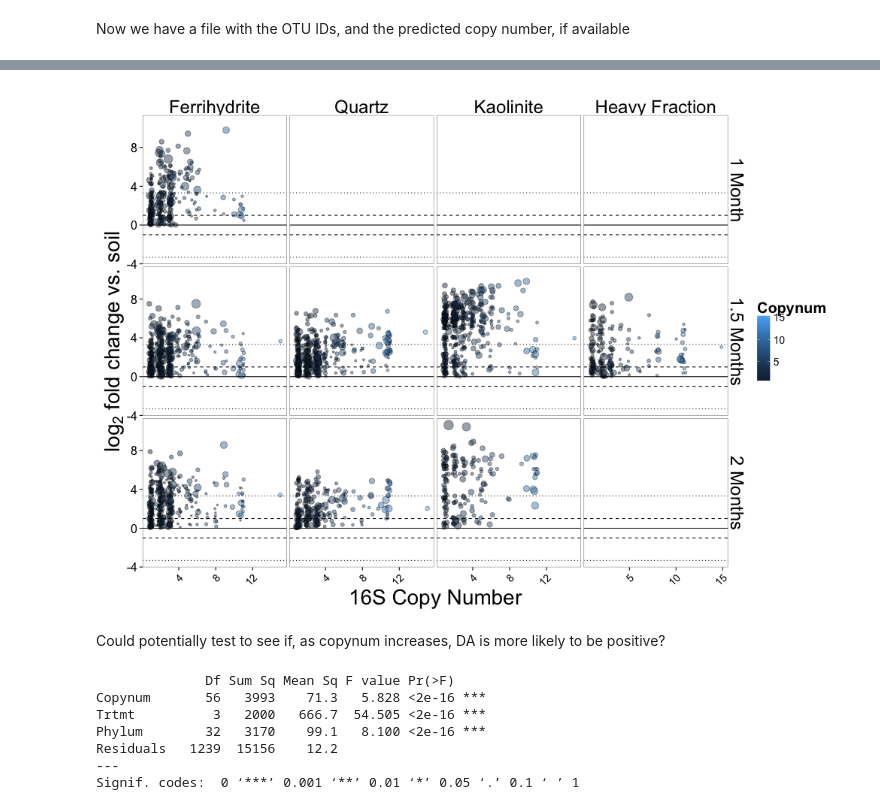
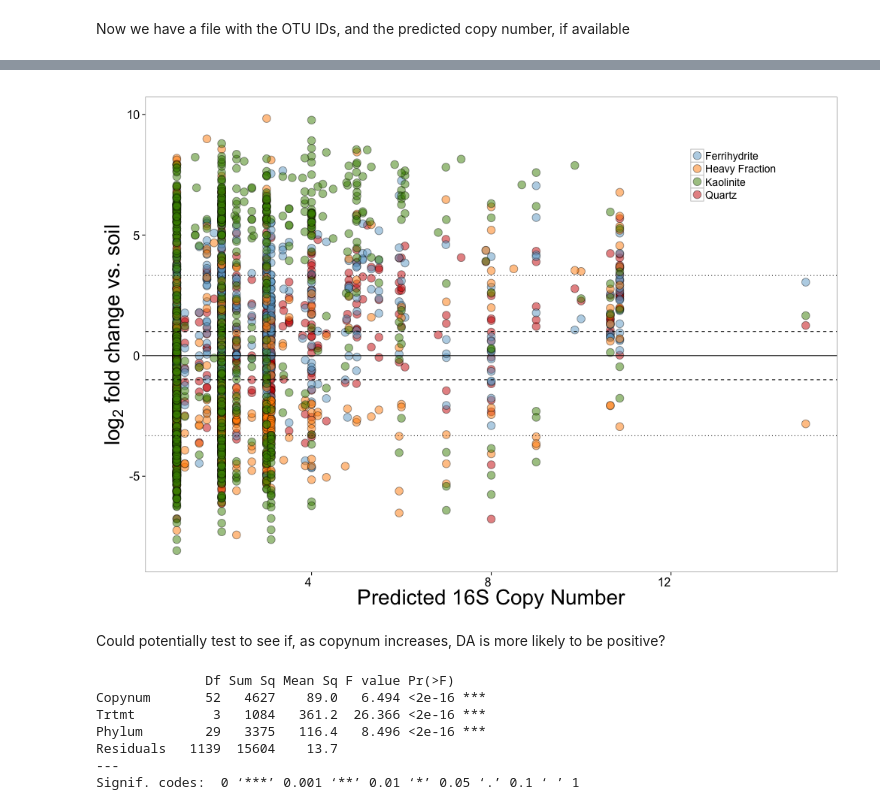
Before and after one commit to TheaWhitman/Mineral16S, a Jupyter notebook: manuscript_figures/16S_Copy_Number_Figures.ipynb, the cells around one changed output, grey strips where cells are left out. Cells and saved outputs as stored; diff of their text form; code cells hidden in the pictures.

```diff
--- a/manuscript_figures/16S_Copy_Number_Figures.ipynb
+++ b/manuscript_figures/16S_Copy_Number_Figures.ipynb
@@ -106,7 +117,8 @@ output_fh.close()
 Now we have a file with the OTU IDs, and the predicted copy number, if available
 # %%
 %%R
-l2fc = read.csv("../../SeqData/l2fc.csv")
+#l2fc = read.csv("../../SeqData/l2fc.csv")
+l2fc = read.csv("../../SeqData/l2fcCombMonths.csv")
 # %%
 %%R
 copynum = read.csv("../../SeqData/otus.genuses.csv", header=FALSE, col.names = c("OTU","Genus","Copynum"))
@@ -116,4 +149,8 @@ validOTUs = copynum$OTU
 l2fcOTUs = unique(l2fc$OTU)
 l2fc$Copynum = "NA"
 i=0
-while (i < length(l2fcOTUs)) {OTU = paste(l2fcOTUs[i]);l2fc[l2fc$OTU==OTU,17] = copynum[copynum$OTU==OTU,]$Copynum;i=i+1}
+while (i <= length(l2fcOTUs)) {
+    OTU = paste(l2fcOTUs[i]);
+    l2fc[l2fc$OTU==OTU,16] = copynum[copynum$OTU==OTU,]$Copynum;
+    i=i+1
+}
@@ -138,43 +164,23 @@ cutoff = 0
 d = l2fc
 d$Copynum = as.numeric(d$Copynum)
 
-d = group_by(d, Trtmt, Month) %>%
+d = group_by(d, Trtmt) %>%
     mutate(sig = ifelse(padj<FDR,1,0))%>%
-    mutate(relabund=baseMean/Total)%>%
     filter(pvalue != 'NA')%>%
-    filter(l2FC>cutoff)%>%
+#    filter(l2FC>cutoff)%>%
     filter(Copynum != "NA")
 # This compares it to the whole sample, not just the signficantly increased subset in l2fc
 
-d$MonthName = ifelse(d$Month==2,"1 Month",(ifelse(d$Month==2.5, "1.5 Months","2 Months")))
-d$MonthName = paste(d$MonthName)
-# Creates a "strip" column of d with Months
+#d$Trtmt = ordered(d$Trtmt, levels = c("Ferrihydrite", "Quartz", "Kaolinite", "Heavy Fraction"))
 
-
-max.l2FC = ddply(d, .(Phylum), summarize, M = max(l2FC))
-# makes a dataframe with the maximum value of log2Fold change for each phylum
-d$Phylum = factor(d$Phylum, max.l2FC[order(-max.l2FC$M),]$Phylum)
-# takes our phylum column, and arranges it in order of our log2FoldChange values
-
-d$Trtmt = ordered(d$Trtmt, levels = c("Ferrihydrite", "Quartz", "Kaolinite", "Heavy Fraction"))
-
-p = ggplot(d, aes(x = Copynum, y = l2FC, fill = Copynum, size = relabund))
+p = ggplot(d, aes(x = Copynum, y = l2FC, fill=Trtmt))
 # establishing our plot is based on the data table d, with our x being the phylum, and the y being log2fold change,
 # and the colour being based on our "yes" or "no" column in the d data table.
 
-p = p + facet_grid(~MonthName~Trtmt, scales="free_x")
-# saying we want it to present the data separately for our two variables (trtmt and month), in 2 columns
+#p = p + facet_grid(~Trtmt, scales="free_x")
+# saying we want it to present the data separately for our variables (trtmt), in 2 columns
 
-d$sig = as.factor(d$sig)
-
-#d.yes = d[d$sig==1,]
-#d.no = d[d$sig==0,]
-
-#p = p + geom_point(data=d.yes, aes(x = Copynum, y = l2FC, fill = Copynum, size=relabund), shape = 21, alpha=0.4, position = position_jitter(w = 0.20))
-#p = p + geom_point(data=d.no, aes(x = Copynum, y = l2FC, fill = sig, size=relabund), shape = 21, alpha=0.3, position = position_jitter(w = 0.20))
-
-
-p = p + geom_point(shape = 21, alpha=0.45, position = position_jitter(w = 0.20), aes(size = relabund))
+p = p + geom_point(shape = 21, alpha=0.5, size=5)
 # sets the points size and shape, and offsets them slightly (jitter) so they're not right on top of each other
 
 p = p + scale_size_continuous("log(Relative\nAbundance)",trans="log",guide="none")
@@ -184,37 +190,37 @@ p = p + geom_hline(y = -1, linetype=2)
 p = p + geom_hline(y = 3.3219, linetype=3)
 p = p + geom_hline(y = -3.3219, linetype=3)
 p = p + geom_hline(y = 0.0, linetype=1)
 # puts in horizontal lines at reference values
 
 p = p + theme_bw()
 # sets a theme
 
 p = p + theme(strip.text.x = element_text(size = 24),
               strip.text.y = element_text(size = 24),
-              axis.text.x = element_text(size = 14, angle = 45, hjust = 1, vjust = 1),
+              axis.text.x = element_text(size = 16,hjust = 1, vjust = 1),
               axis.title.x = element_text(size = 28),
               axis.text.y = element_text(size=16),
               axis.title.y = element_text(size = 28),
               legend.title = element_text(size=20),
               legend.text = element_text(size = 14),
               #legend.position = "none",
               strip.background = element_blank())
 # sets a bunch of visual paramters for the legend (none) and other text
 
-p = p + labs(x = "16S Copy Number")
+p = p + labs(x = "Predicted 16S Copy Number")
 # sets the label for the x axis. I think they didn't get the different colours.
 
 p = p + labs(y = expression(paste("", log[2]," fold change vs. soil",sep="")))
 # sets the label for the y axes.
 
-p = p + scale_fill_continuous()
+p = p + scale_fill_manual(values=c("skyblue3","darkorange","chartreuse4","red3","black","gold1"))
+
+p = p + guides(fill=guide_legend(title=""))
+p = p + theme(legend.position=c(0.85,0.85))
 
 p = p + theme(panel.grid.major = element_blank(), panel.grid.minor = element_blank())
 # Gets rid of the default gridlines
 
-
-# Would be cool to colour this by relative abundance in soil to begin with.. what drives patterns more?
-
 p
 # %% [output]
-[figure, old version]
+[figure, new version]
@@ -222,18 +231,18 @@ p
 Could potentially test to see if, as copynum increases, DA is more likely to be positive?
 # %%
 %%R
-d = l2fc[l2fc$Month==2.5,]%>%
+d = l2fc%>%
     filter(padj<0.1)%>%
     filter(Copynum!="NA")
 
-da.aov=aov(data=d,l2FC~Copynum+Trtmt+Month+Phylum)
+da.aov=aov(data=d,l2FC~Copynum+Trtmt+Phylum)
 da.summary = summary.aov(da.aov)
 da.summary
 # %% [output]
               Df Sum Sq Mean Sq F value Pr(>F)
-Copynum       56   3993    71.3   5.828 <2e-16 ***
-Trtmt          3   2000   666.7  54.505 <2e-16 ***
-Phylum        32   3170    99.1   8.100 <2e-16 ***
-Residuals   1239  15156    12.2
+Copynum       52   4627    89.0   6.494 <2e-16 ***
+Trtmt          3   1084   361.2  26.366 <2e-16 ***
+Phylum        29   3375   116.4   8.496 <2e-16 ***
+Residuals   1139  15604    13.7
 ---
 Signif. codes:  0 ‘***’ 0.001 ‘**’ 0.01 ‘*’ 0.05 ‘.’ 0.1 ‘ ’ 1
```
Also changed, not shown: parts of 6 cells of this notebook, 3 other files.
